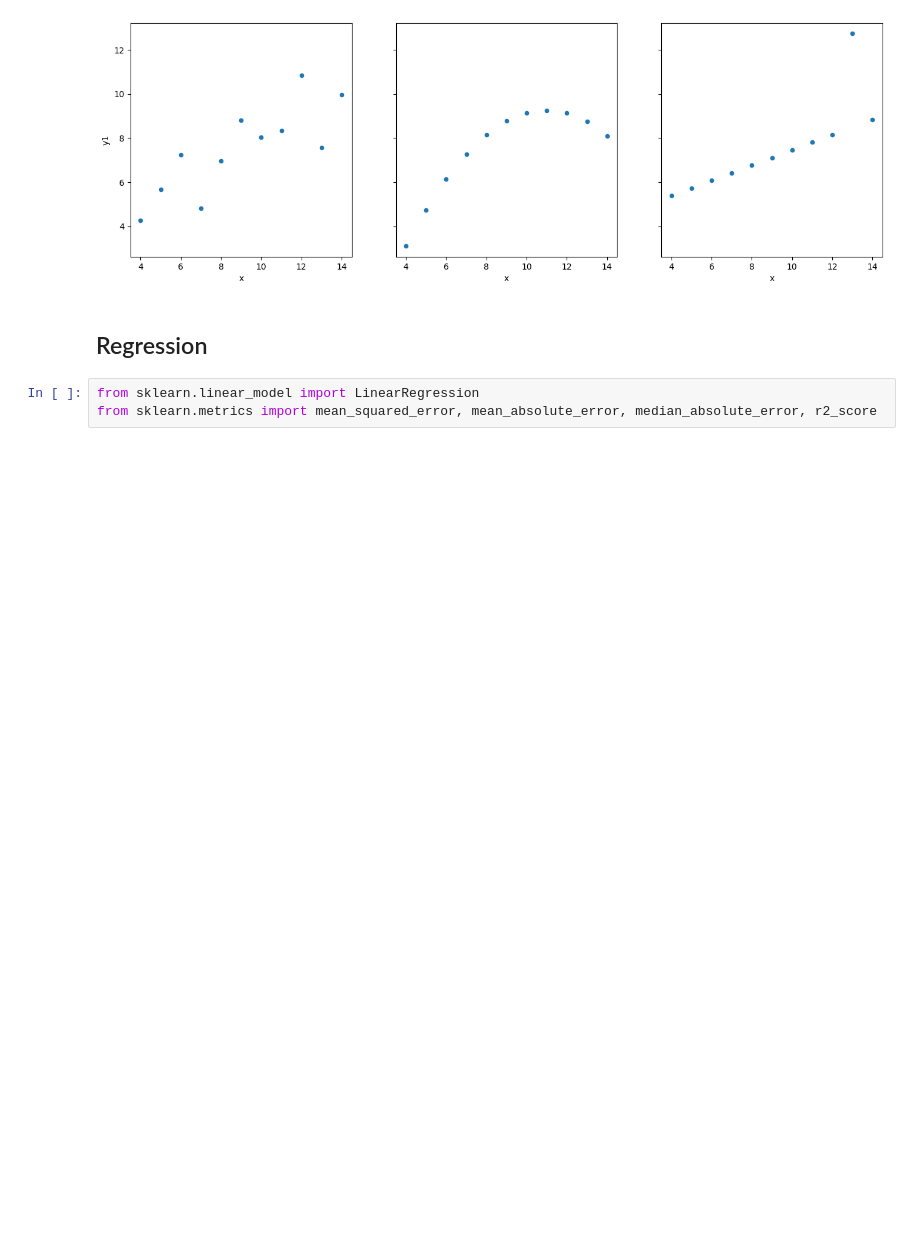
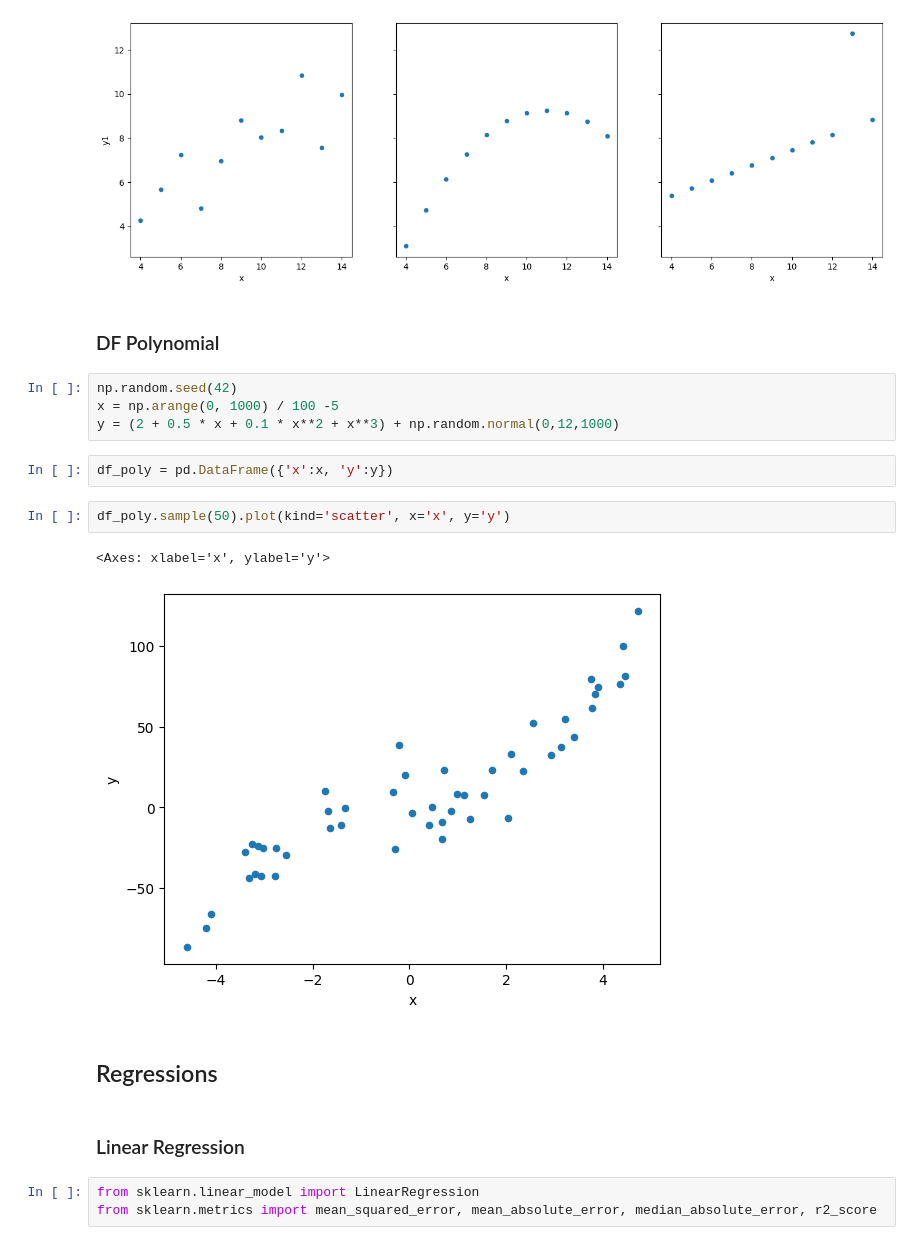
Before and after one commit to Biber76/MachineLearning, a Jupyter notebook: Regression.ipynb, the cells around one changed output. Drawn from its saved outputs; the diff is of its cells as text; blank space fills up the shorter version.

Commit message:
added df poly

```diff
--- a/Regression.ipynb
+++ b/Regression.ipynb
@@ -111,8 +115,23 @@ for i in range(3):
 fig.show()
 # %% [output]
 [figure]
+# %% [markdown]
+### DF Polynomial
+# %%
+np.random.seed(42)
+x = np.arange(0, 1000) / 100 -5
+y = (2 + 0.5 * x + 0.1 * x**2 + x**3) + np.random.normal(0,12,1000)
+# %%
+df_poly = pd.DataFrame({'x':x, 'y':y})
+# %%
+df_poly.sample(50).plot(kind='scatter', x='x', y='y')
+# %% [output]
+<Axes: xlabel='x', ylabel='y'>
+[figure, added]
+# %% [markdown]
+## Regressions
 # %% [markdown]
-## Regression
+### Linear Regression
 # %%
 from sklearn.linear_model import LinearRegression
 from sklearn.metrics import mean_squared_error, mean_absolute_error, median_absolute_error, r2_score
```
Also changed, not shown: parts of 9 cells of this notebook.
